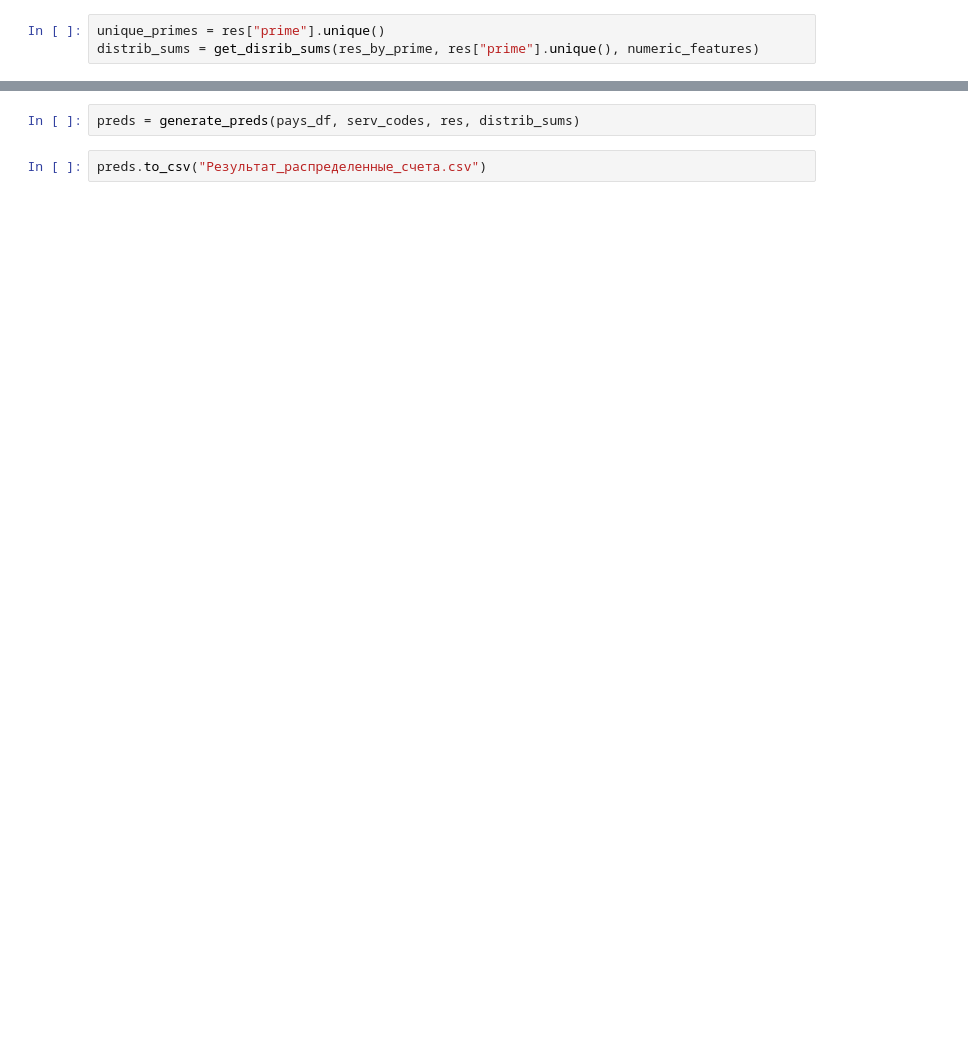
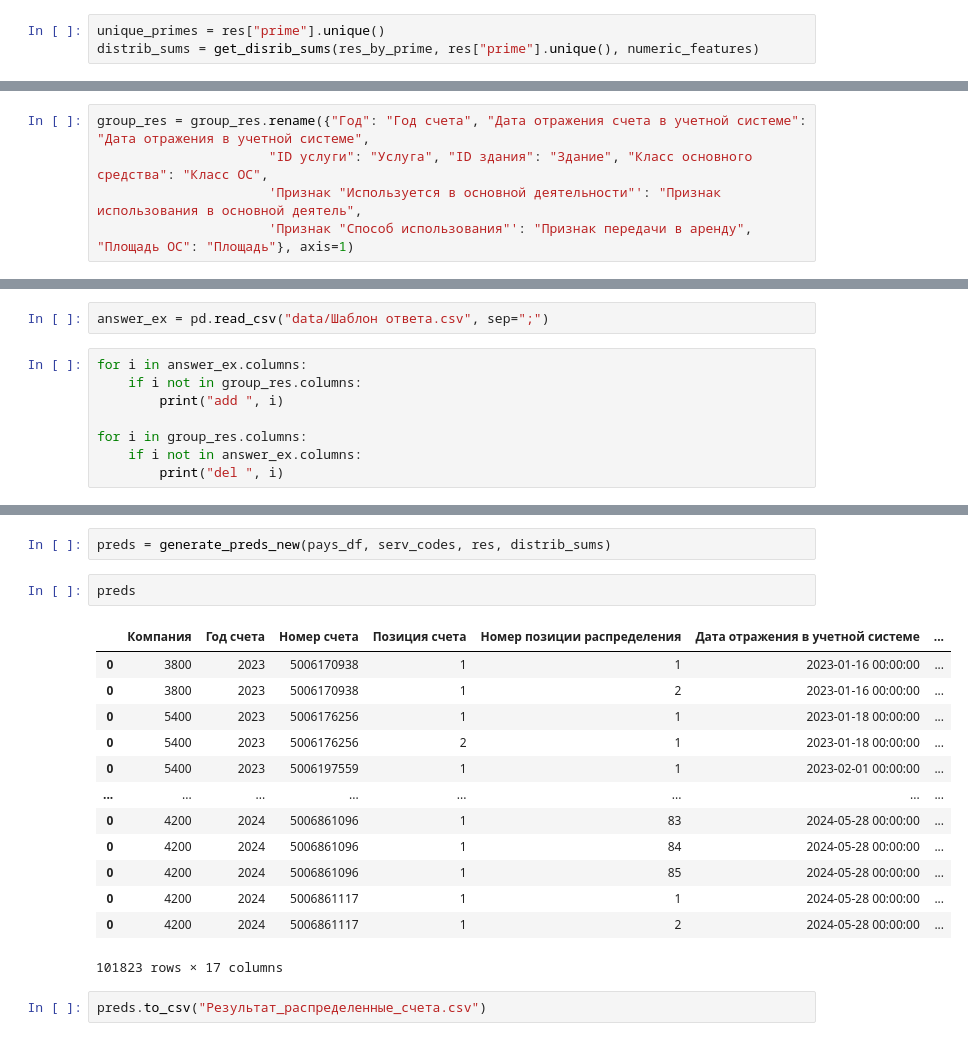
Before and after one commit to talkiiing-team/zakupai, a Jupyter notebook: services/api/ml/lib/data_concater_3.ipynb, the cells around one changed output, grey strips where cells are left out. Cells and saved outputs as stored; diff of their text form; blank space fills up the shorter version.

Commit message:
fix block DistributionByFeature and some other bugfix

```diff
--- a/services/api/ml/lib/data_concater_3.ipynb
+++ b/services/api/ml/lib/data_concater_3.ipynb
@@ -83,0 +97,5 @@ distrib_sums = get_disrib_sums(res_by_prime, res["prime"].unique(), numeric_feat
+# %%
+group_res = group_res.rename({"Год": "Год счета", "Дата отражения счета в учетной системе": "Дата отражения в учетной системе",
+					  "ID услуги": "Услуга", "ID здания": "Здание", "Класс основного средства": "Класс ОС",
+					  'Признак "Используется в основной деятельности"': "Признак использования в основной деятель",
+					  'Признак "Способ использования"': "Признак передачи в аренду", "Площадь ОС": "Площадь"}, axis=1)
@@ -83,0 +113,10 @@ distrib_sums = get_disrib_sums(res_by_prime, res["prime"].unique(), numeric_feat
+# %%
+answer_ex = pd.read_csv("data/Шаблон ответа.csv", sep=";")
+# %%
+for i in answer_ex.columns:
+	if i not in group_res.columns:
+		print("add ", i)
+
+for i in group_res.columns:
+	if i not in answer_ex.columns:
+		print("del ", i)
@@ -84,4 +203,20 @@ distrib_sums = get_disrib_sums(res_by_prime, res["prime"].unique(), numeric_feat
 # %%
-preds = generate_preds(pays_df, serv_codes, res, distrib_sums)
+preds = generate_preds_new(pays_df, serv_codes, res, distrib_sums)
+# %%
+preds
+# %% [output]
+|  | Компания | Год счета | Номер счета | Позиция счета | Номер позиции распределения | Дата отражения в учетной системе | ... |
+| 0 | 3800 | 2023 | 5006170938 | 1 | 1 | 2023-01-16 00:00:00 | ... |
+| 0 | 3800 | 2023 | 5006170938 | 1 | 2 | 2023-01-16 00:00:00 | ... |
+| 0 | 5400 | 2023 | 5006176256 | 1 | 1 | 2023-01-18 00:00:00 | ... |
+| 0 | 5400 | 2023 | 5006176256 | 2 | 1 | 2023-01-18 00:00:00 | ... |
+| 0 | 5400 | 2023 | 5006197559 | 1 | 1 | 2023-02-01 00:00:00 | ... |
+| ... | ... | ... | ... | ... | ... | ... | ... |
+| 0 | 4200 | 2024 | 5006861096 | 1 | 83 | 2024-05-28 00:00:00 | ... |
+| 0 | 4200 | 2024 | 5006861096 | 1 | 84 | 2024-05-28 00:00:00 | ... |
+| 0 | 4200 | 2024 | 5006861096 | 1 | 85 | 2024-05-28 00:00:00 | ... |
+| 0 | 4200 | 2024 | 5006861117 | 1 | 1 | 2024-05-28 00:00:00 | ... |
+| 0 | 4200 | 2024 | 5006861117 | 1 | 2 | 2024-05-28 00:00:00 | ... |
+101823 rows × 17 columns
 # %%
 preds.to_csv("Результат_распределенные_счета.csv")
```
Also changed, not shown: parts of 10 cells of this notebook, 2 other files.
